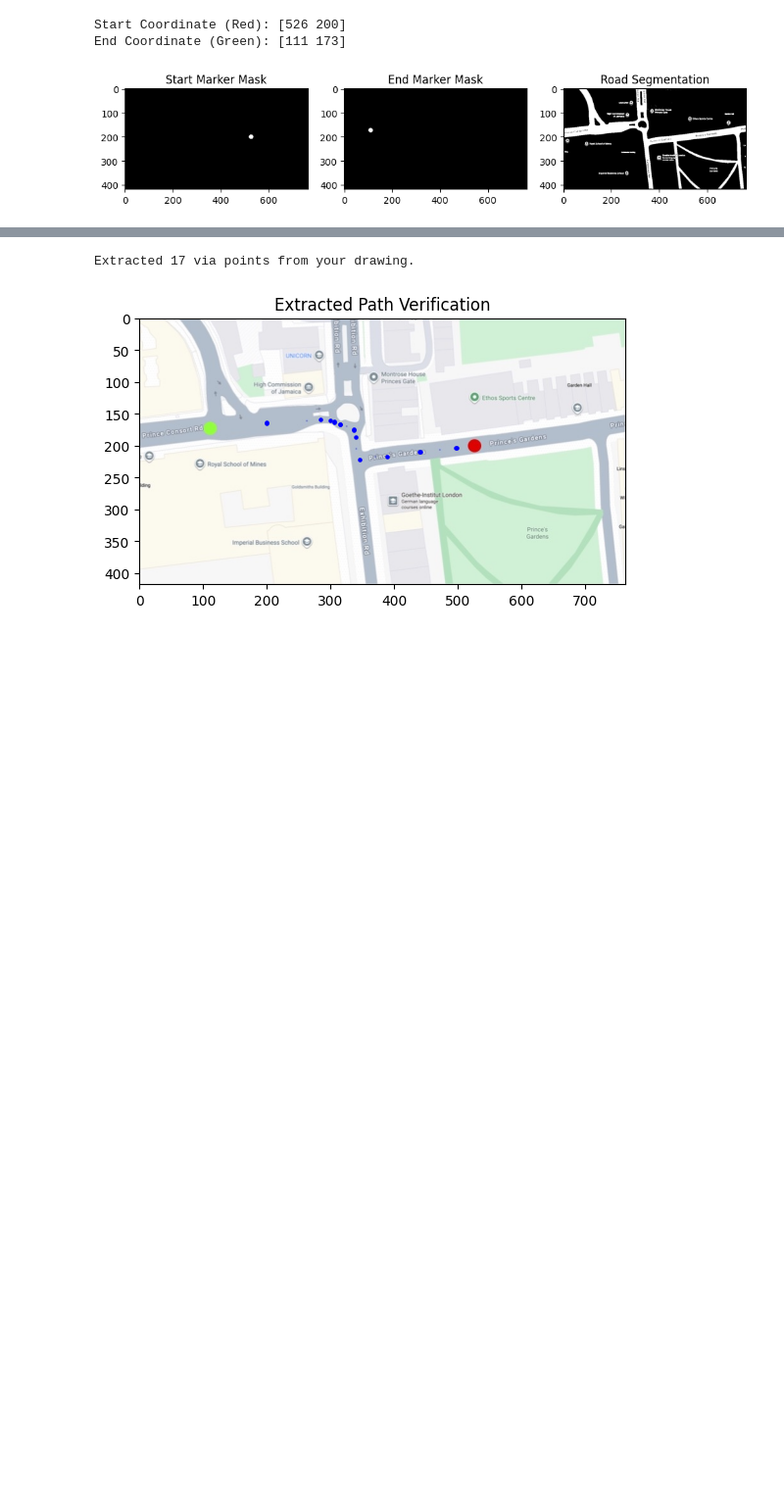
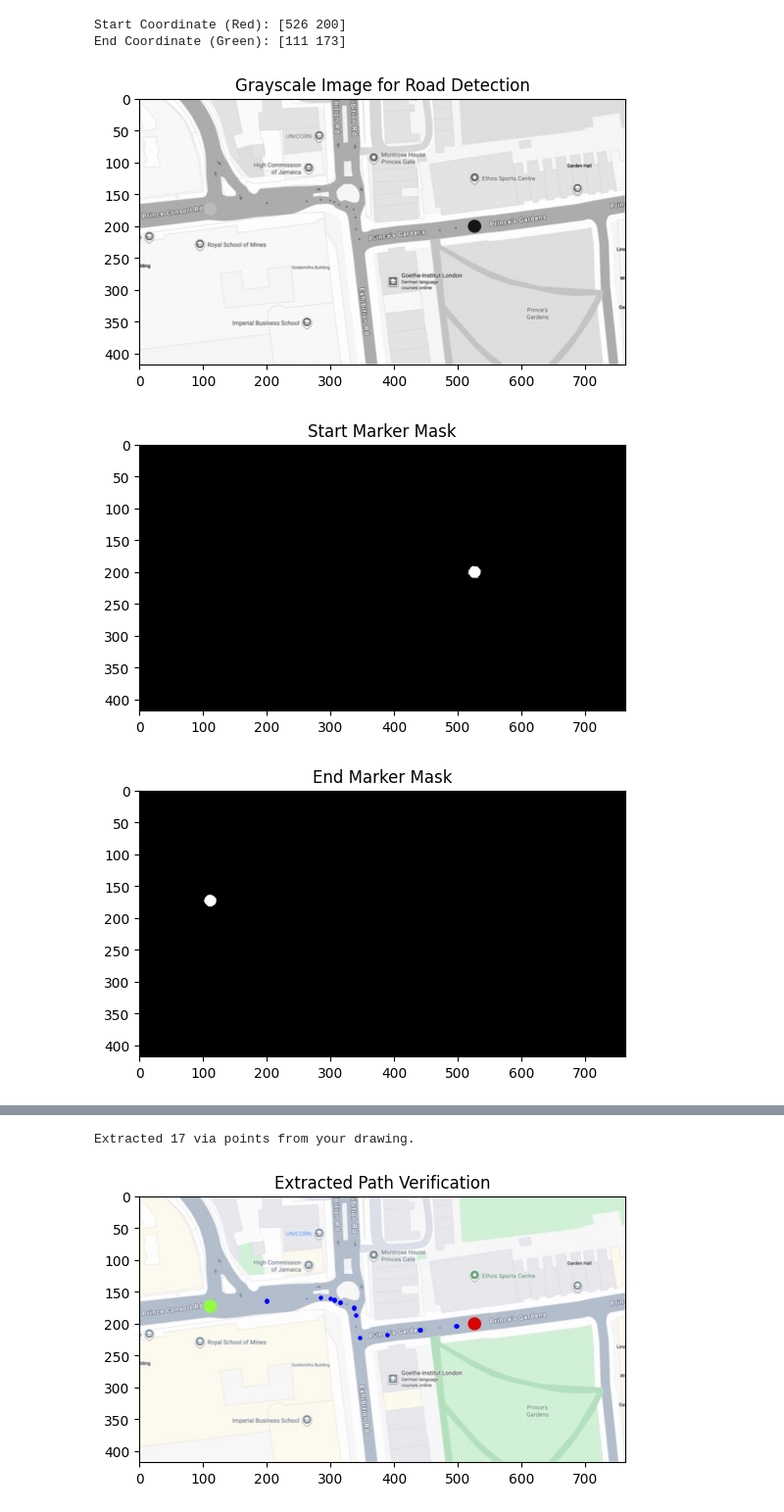
Before and after one commit to m1pan/me4robotics_cw2, a Jupyter notebook: cw.ipynb, the cells around one changed output, grey strips where cells are left out. Shown at 98% size. Drawn from its saved outputs; the diff is of its cells as text; code cells hidden in the pictures; blank space fills up the shorter version.

```diff
--- a/cw.ipynb
+++ b/cw.ipynb
@@ -17,22 +17,20 @@ R = img[:, :, 0]
 G = img[:, :, 1]
 B = img[:, :, 2]
 
-# 2. Identify Markers using Color Masking [cite: 1978]
-# Red Marker (Start): High Red, Low Green and Blue
+
 red_mask = (R > 0.7) & (G < 0.4) & (B < 0.4)
-# Green Marker (End): High Green, Low Red and Blue
-# green_mask = (G > 0.4) & (R < 0.3) & (B < 0.3)
+
 green_mask = (G > 0.6) & (G > R * 1.5) & (G > B * 1.5)
 
-def find_centroid(mask):
+def find_point(mask):
     """Calculates the (x, y) center of a binary mask."""
     coords = np.argwhere(mask)
     if len(coords) == 0: return None
     # y is index 0 (rows), x is index 1 (cols)
     return np.mean(coords, axis=0)[::-1].astype(int) # Return (x, y)
 
-start_pos = find_centroid(red_mask)
-end_pos = find_centroid(green_mask)
+start_pos = find_point(red_mask)
+end_pos = find_point(green_mask)
 
 print(f"Start Coordinate (Red): {start_pos}")
 print(f"End Coordinate (Green): {end_pos}")
@@ -43,6 +41,10 @@ print(f"End Coordinate (Green): {end_pos}")
 gray = 0.299 * R + 0.587 * G + 0.114 * B
 road_mask = (gray < 0.85) & (gray > 0.1) # Exclude white background and deep black lines
 
+# show greyscale image
+plt.imshow(gray, cmap='gray')
+plt.title('Grayscale Image for Road Detection')
+plt.show()
 
 
 def convolution(image, kernel, w):
@@ -66,35 +68,43 @@ def convolution(image, kernel, w):
 
     return output
 
 def find_edges(image):
     """
     Calculates edge magnitude using manual convolution.
     """
     # Kernels defined in Slide 28 of ComputerVision.pdf
     Kx = np.array([[-1, 0, 1],
                    [-2, 0, 2],
                    [-1, 0, 1]])
 
     Ky = np.array([[-1, -2, -1],
                    [ 0,  0,  0],
                    [ 1,  2,  1]])
 
     gx = convolution(image, Kx, 3)
     gy = convolution(image, Ky, 3)
 
     # Magnitude of the gradient
     return np.sqrt(gx**2 + gy**2)
 
 
 road_edges = find_edges(road_mask.astype(float))
 
 # Visualization
-plt.figure(figsize=(12, 4))
-plt.subplot(131); plt.imshow(red_mask, cmap='gray'); plt.title('Start Marker Mask')
-plt.subplot(132); plt.imshow(green_mask, cmap='gray'); plt.title('End Marker Mask')
-plt.subplot(133); plt.imshow(road_mask, cmap='gray'); plt.title('Road Segmentation')
+# plt.figure(figsize=(12, 4))
+# plt.subplot(131);
+plt.imshow(red_mask, cmap='gray'); plt.title('Start Marker Mask')
+# plt.subplot(132);
 plt.show()
+plt.imshow(green_mask, cmap='gray'); plt.title('End Marker Mask')
+# plt.subplot(133);
+plt.show()
+plt.imshow(road_mask, cmap='gray'); plt.title('Road Segmentation')
+plt.show()
+# print(R.shape)
 # %% [output]
 Start Coordinate (Red): [526 200]
 End Coordinate (Green): [111 173]
-[figure, old version]
+[figure, new version]
+[figure, added]
+[figure, added]
```
Also changed, not shown: parts of 9 cells of this notebook, 3 other files.
